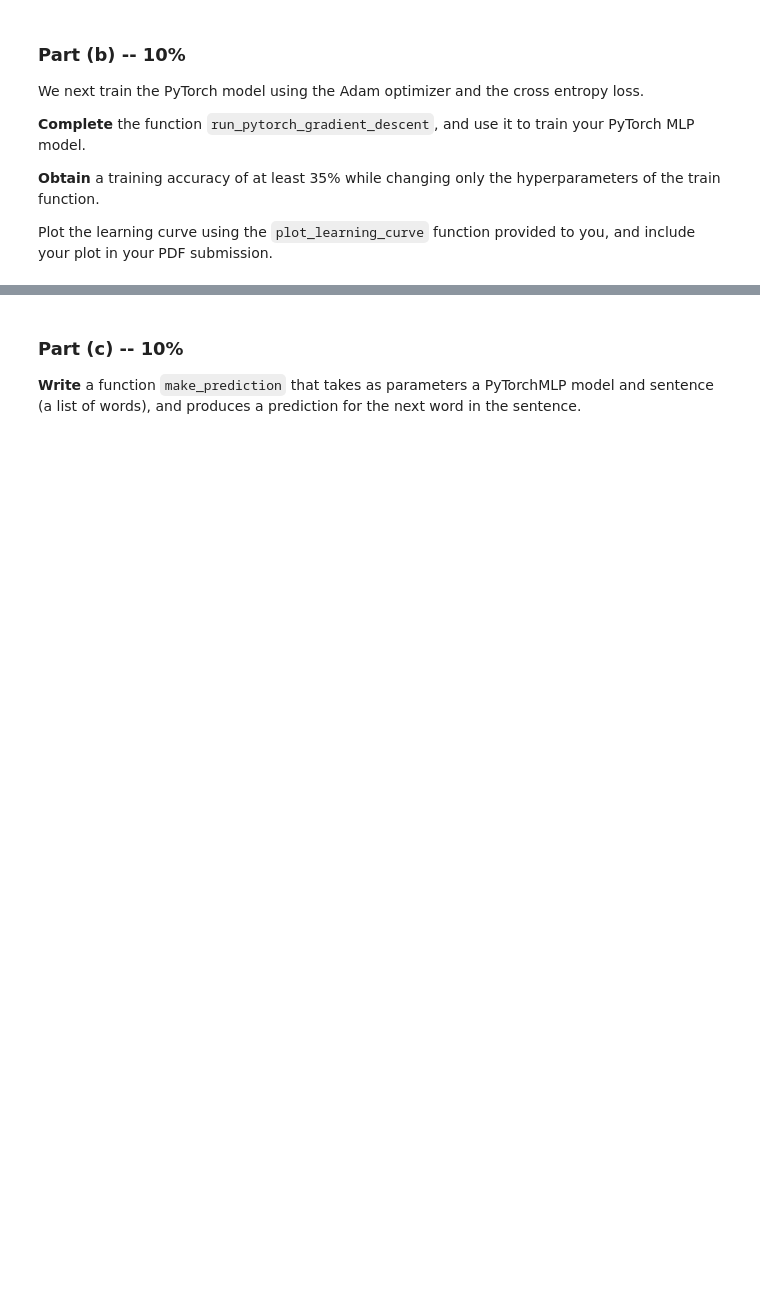
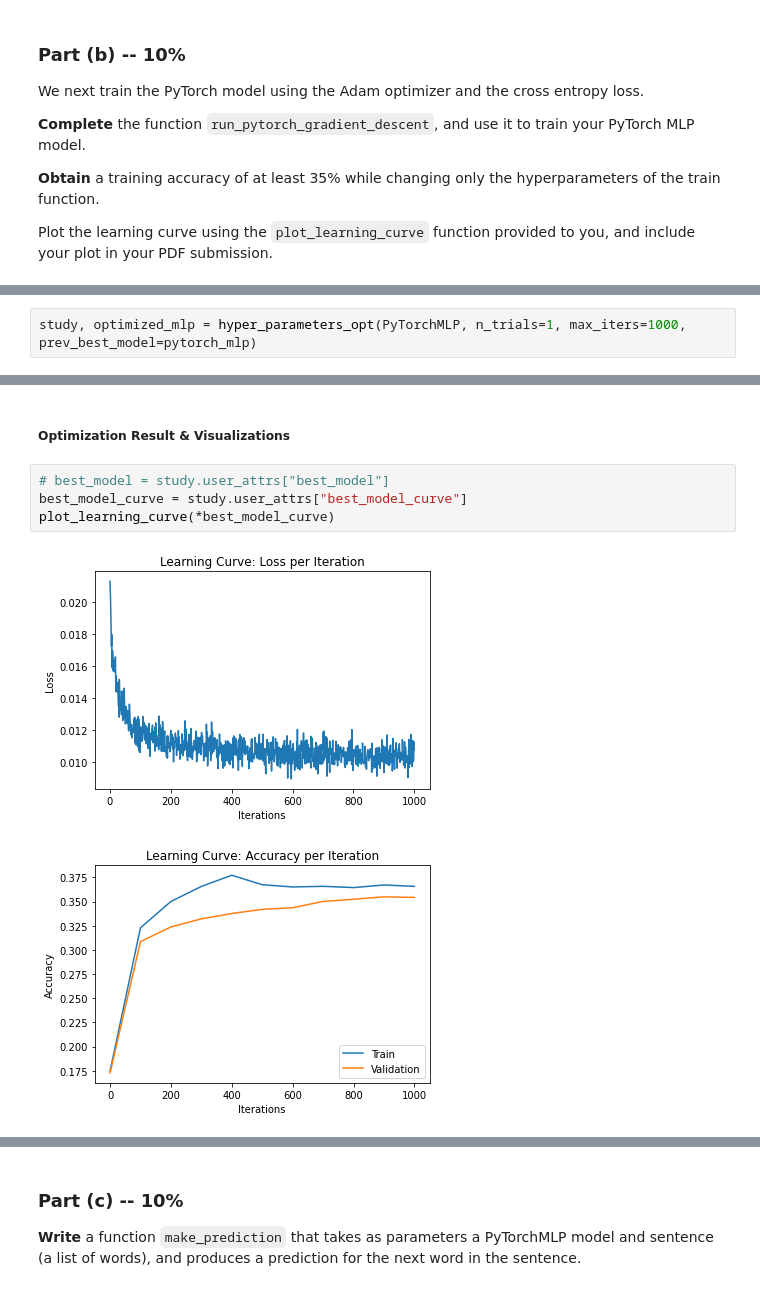
Before and after one commit to DeepLearningAssignments/DeepLearningIntroduction-Shlezinger, a Jupyter notebook: Assignment2_Words_Prediction_OneHot_Embeddings.ipynb, the cells around one changed output, grey strips where cells are left out. Cells and saved outputs as stored; diff of their text form; blank space fills up the shorter version.

```diff
--- a/Assignment2_Words_Prediction_OneHot_Embeddings.ipynb
+++ b/Assignment2_Words_Prediction_OneHot_Embeddings.ipynb
@@ -365,0 +586,2 @@ pytorch_mlp = PyTorchMLP()
+# %%
+study, optimized_mlp = hyper_parameters_opt(PyTorchMLP, n_trials=1, max_iters=1000, prev_best_model=pytorch_mlp)
@@ -365,0 +604,9 @@ pytorch_mlp = PyTorchMLP()
+# %% [markdown]
+##### Optimization Result & Visualizations
+# %%
+# best_model = study.user_attrs["best_model"]
+best_model_curve = study.user_attrs["best_model_curve"]
+plot_learning_curve(*best_model_curve)
+# %% [output]
+[figure, added]
+[figure, added]
```
Also changed, not shown: parts of 35 cells of this notebook.
